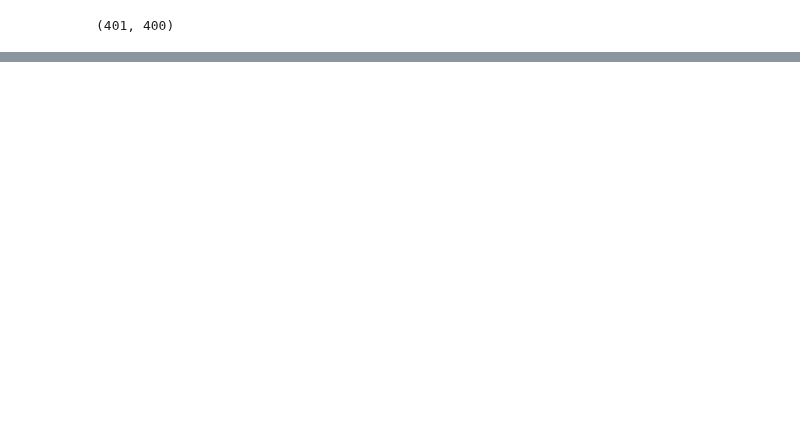
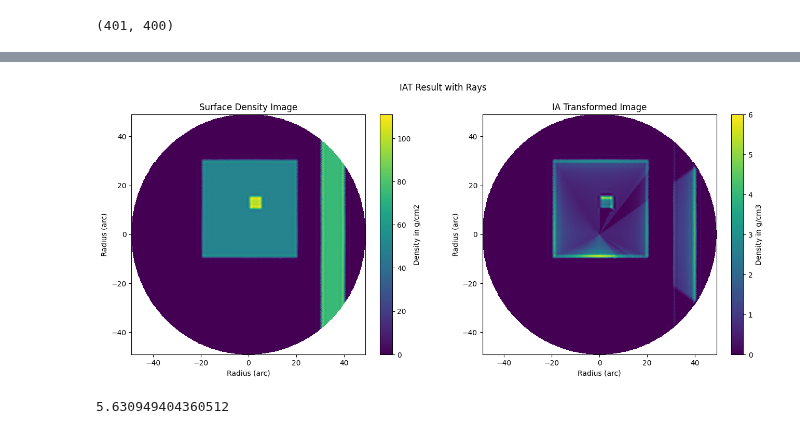
Before and after one commit to imanbeh/csm_pipeline, a Jupyter notebook: data_validation/data_val_azimuthal_radial.ipynb, the cells around one changed output, grey strips where cells are left out. Saved outputs shown, nothing was run; the diff lists cells and outputs as text; code cells hidden in the pictures; blank space fills up the shorter version.

Commit message:
added data validation for azimuthal inverse abel transform

```diff
--- a/data_validation/data_val_azimuthal_radial.ipynb
+++ b/data_validation/data_val_azimuthal_radial.ipynb
@@ -247,0 +247,28 @@ np.float64(4.71238898038469)
+# %%
+def abel_data_val(data, center, x_grid, y_grid, min, max):
+    xaxis = x_grid-(center)
+    yaxis = y_grid-(center)
+
+    radius_2d = np.array([[0.0]*xaxis.shape[1]]*xaxis.shape[0])
+    #fill pc array of radii
+    for i in range(x_grid.shape[0]):
+        for j in range(x_grid.shape[1]):
+            c = (xaxis[i,j])**2+(yaxis[i,j])**2
+            radius_2d[i,j] = np.sqrt(c)
+
+    csm_abel = []
+    row = np.zeros(len(data[i,:]))
+
+    for i in range(len(data[:,0])):
+        # print('i',i)
+        row = np.zeros(len(data[i,:]))
+
+        row = do_abel(data[i,:],(radius_2d[i,:]),0)
+        #print(df_ds_temp.shape)
+
+        csm_abel.append(row)
+
+
+    abel_plot(csm_abel, data,xaxis,yaxis, min, max)
+
+    return xaxis, yaxis, csm_abel
@@ -251,0 +330,8 @@ hello again
+# %%
+xaxis_box, yaxis_box, abel_box = abel_data_val(interp_box, 49, x_grid=x_grid, y_grid=y_grid, min = 0, max= 6)
+# %% [output]
+[figure, added]
+# %%
+np.nanmax(abel_box)
+# %% [output]
+5.630949404360512
```
Also changed, not shown: parts of 24 cells of this notebook.
